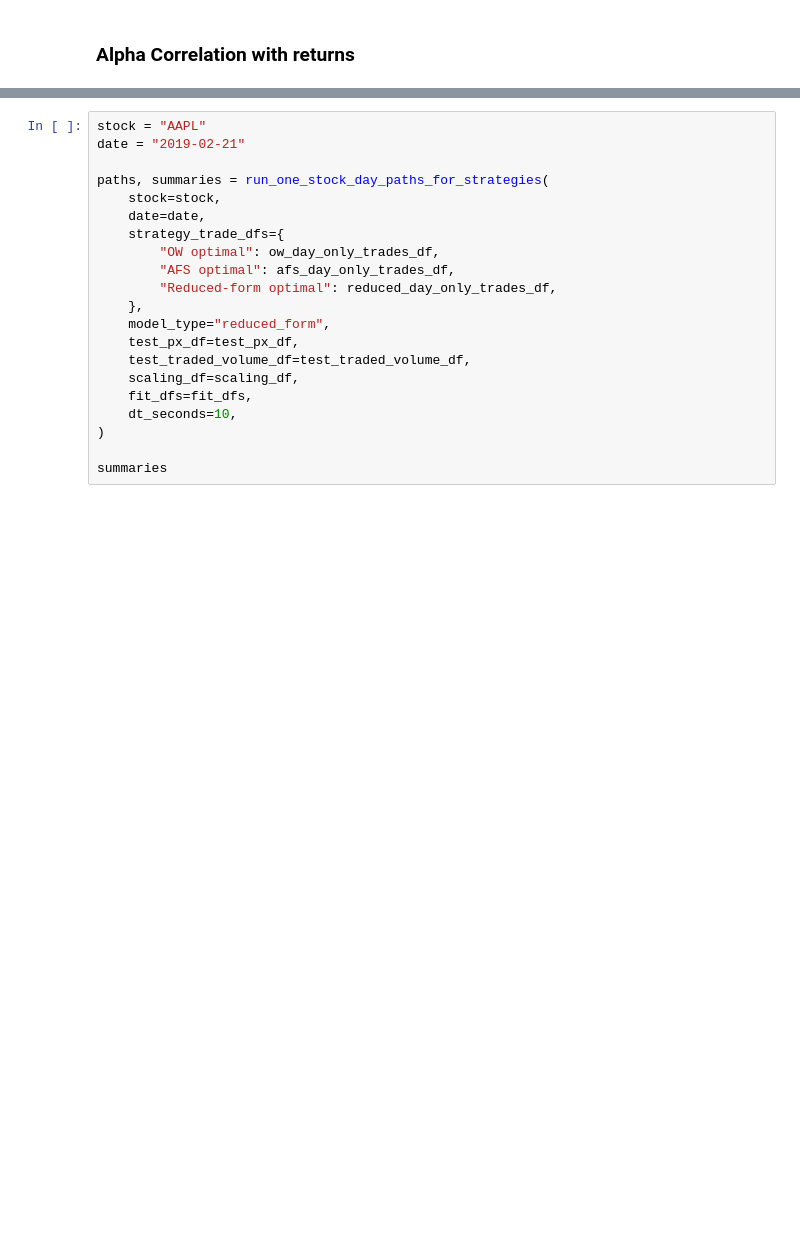
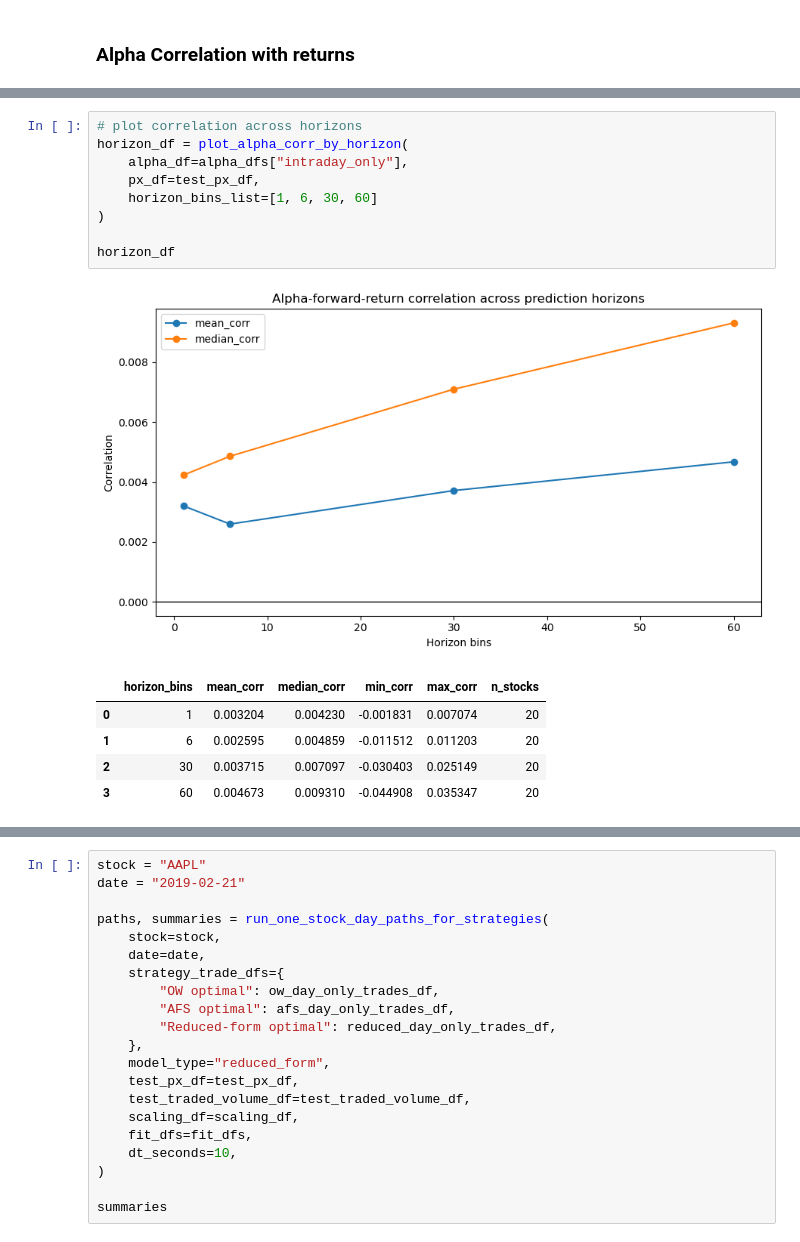
Before and after one commit to raphdlfrg/Quant_Trading_Price_Impact, a Jupyter notebook: 2_6_Performance_metrics.ipynb, the cells around one changed output, grey strips where cells are left out. Cells and saved outputs as stored; diff of their text form; blank space fills up the shorter version.

```diff
--- a/2_6_Performance_metrics.ipynb
+++ b/2_6_Performance_metrics.ipynb
@@ -369,0 +388,16 @@ strategy_target_impact_dfs = {
+# %%
+# plot correlation across horizons
+horizon_df = plot_alpha_corr_by_horizon(
+    alpha_df=alpha_dfs["intraday_only"],
+    px_df=test_px_df,
+    horizon_bins_list=[1, 6, 30, 60]
+)
+
+horizon_df
+# %% [output]
+[figure, added]
+|  | horizon_bins | mean_corr | median_corr | min_corr | max_corr | n_stocks |
+| 0 | 1 | 0.003204 | 0.004230 | -0.001831 | 0.007074 | 20 |
+| 1 | 6 | 0.002595 | 0.004859 | -0.011512 | 0.011203 | 20 |
+| 2 | 30 | 0.003715 | 0.007097 | -0.030403 | 0.025149 | 20 |
+| 3 | 60 | 0.004673 | 0.009310 | -0.044908 | 0.035347 | 20 |
```
Also changed, not shown: parts of 9 cells of this notebook, 1 other file.
